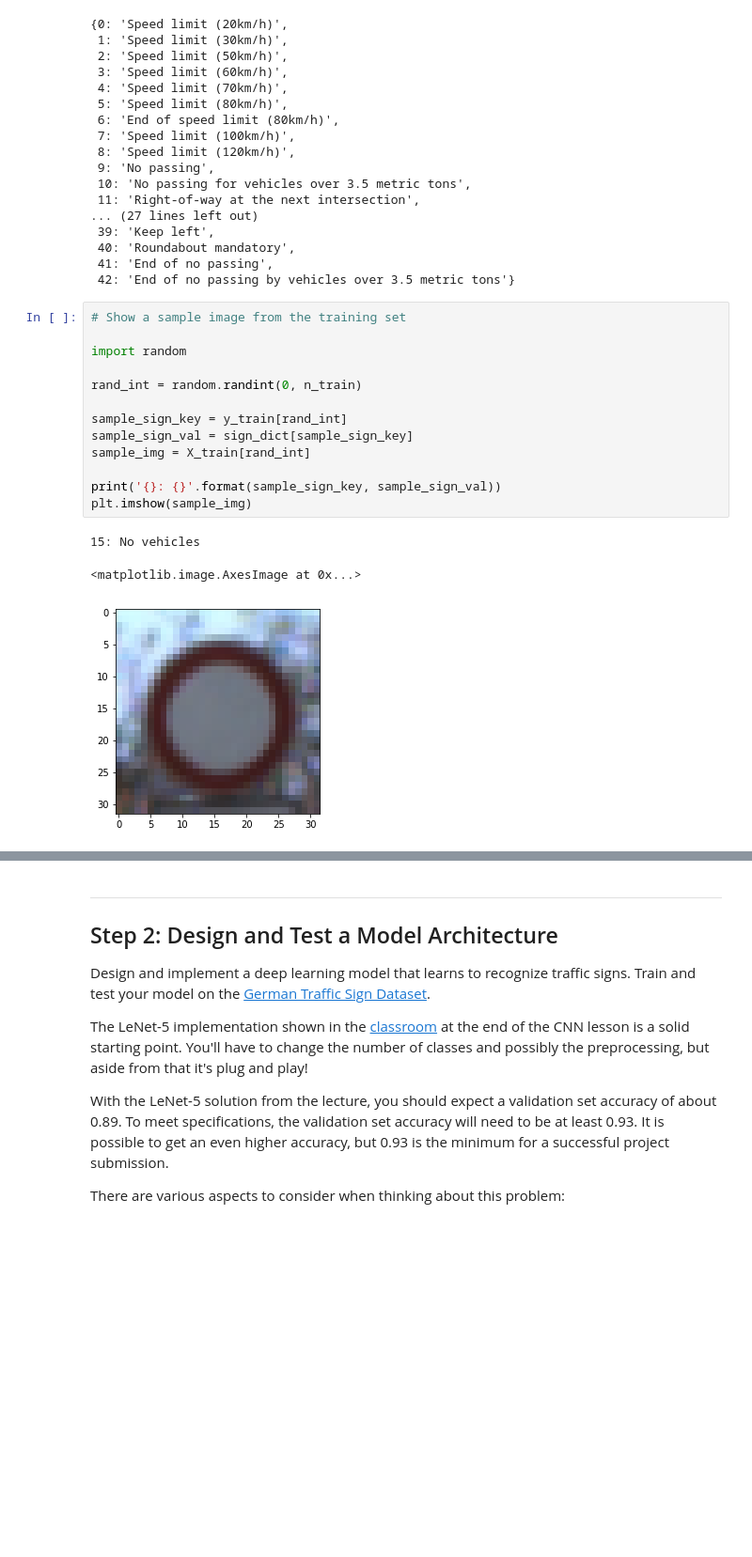
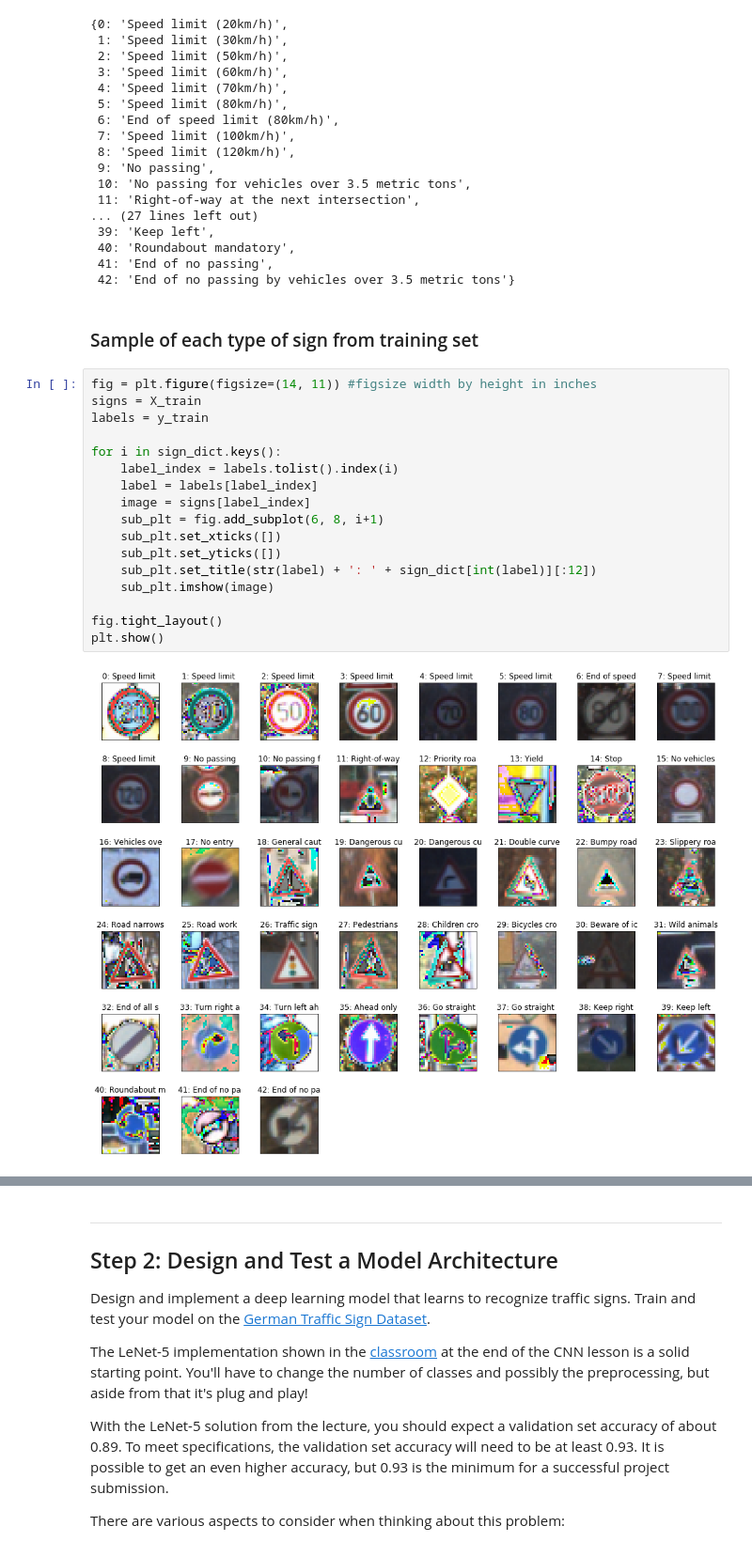
Before and after one commit to allen8r/sdc-traffic-sign-classifier, a Jupyter notebook: Traffic_Sign_Classifier.ipynb, the cells around one changed output, grey strips where cells are left out. Shown at 94% size. Saved outputs shown, nothing was run; the diff lists cells and outputs as text; blank space fills up the shorter version.

```diff
--- a/Traffic_Sign_Classifier.ipynb
+++ b/Traffic_Sign_Classifier.ipynb
@@ -133,20 +134,24 @@ sign_dict
  40: 'Roundabout mandatory',
  41: 'End of no passing',
  42: 'End of no passing by vehicles over 3.5 metric tons'}
-# %%
-# Show a sample image from the training set
-
-import random
-
-rand_int = random.randint(0, n_train)
-
-sample_sign_key = y_train[rand_int]
-sample_sign_val = sign_dict[sample_sign_key]
-sample_img = X_train[rand_int]
-
-print('{}: {}'.format(sample_sign_key, sample_sign_val))
-plt.imshow(sample_img)
-# %% [output]
-15: No vehicles
-<matplotlib.image.AxesImage at 0x...>
-[figure, removed]
+# %% [markdown]
+### Sample of each type of sign from training set
+# %%
+fig = plt.figure(figsize=(14, 11)) #figsize width by height in inches
+signs = X_train
+labels = y_train
+
+for i in sign_dict.keys():
+    label_index = labels.tolist().index(i)
+    label = labels[label_index]
+    image = signs[label_index]
+    sub_plt = fig.add_subplot(6, 8, i+1)
+    sub_plt.set_xticks([])
+    sub_plt.set_yticks([])
+    sub_plt.set_title(str(label) + ': ' + sign_dict[int(label)][:12])
+    sub_plt.imshow(image)
+
+fig.tight_layout()
+plt.show()
+# %% [output]
+[figure, added]
```
Also changed, not shown: parts of 13 cells of this notebook.
